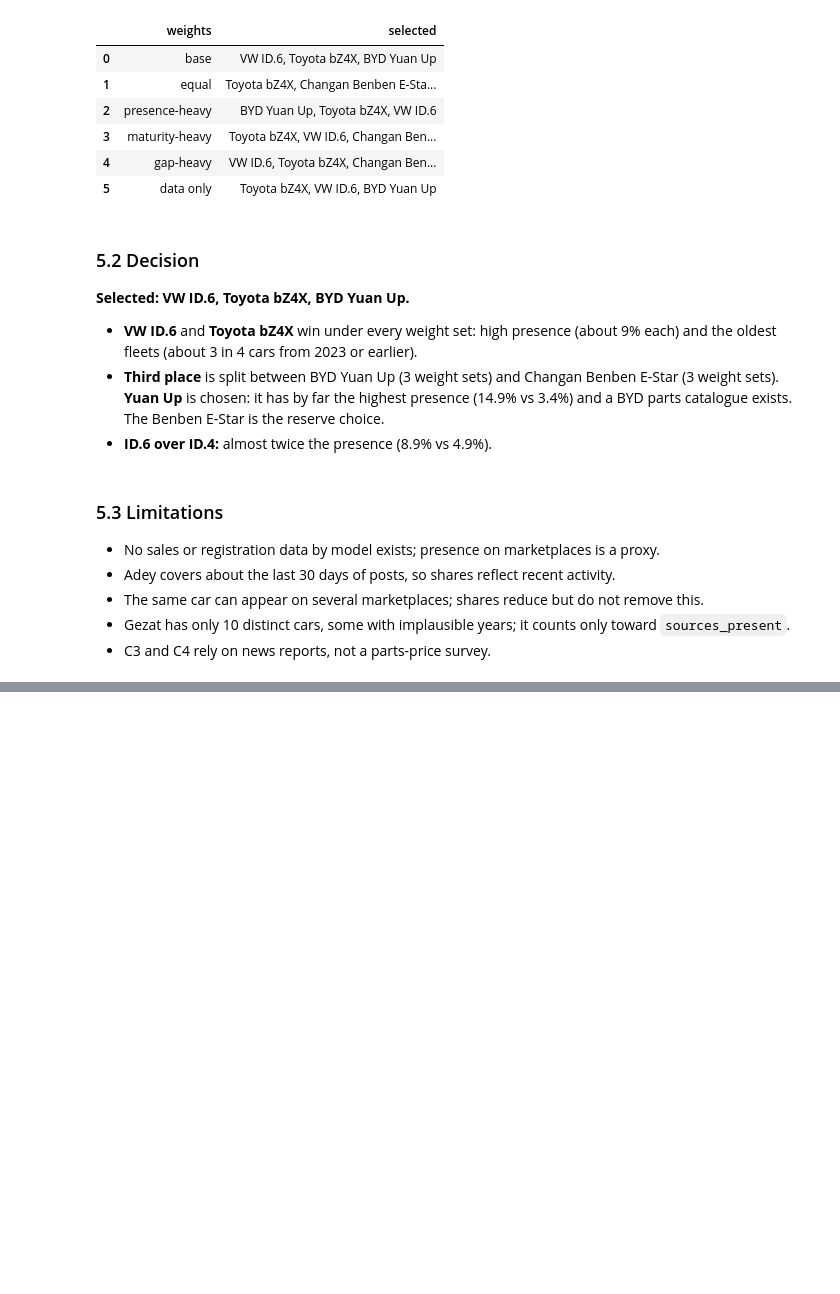
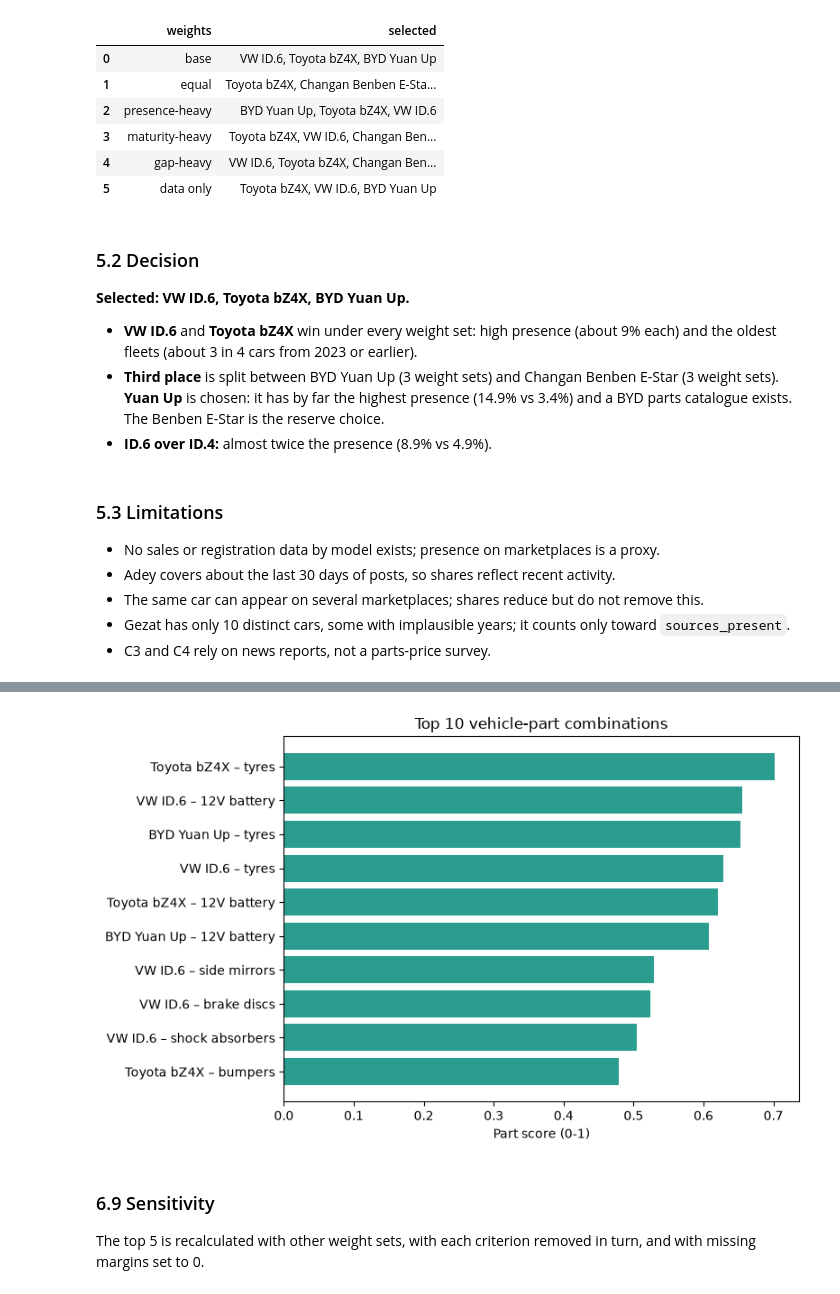
Before and after one commit to hanviol/ev-spare-parts-import-prioritization, a Jupyter notebook: Azarya_Melkamu.ipynb, the cells around one changed output, grey strips where cells are left out. Drawn from its saved outputs; the diff is of its cells as text; code cells hidden in the pictures; blank space fills up the shorter version.

```diff
--- a/Azarya_Melkamu.ipynb
+++ b/Azarya_Melkamu.ipynb
@@ -26,7 +31,7 @@ pd.set_option("display.width", 200)
 
 REPO = "hanviol/ev-spare-parts-import-prioritization"
 RAW_TAG = "raw-vehicles-2026-11-18"
-RELEASE_URL = f"https://github.com/{REPO}/releases/download/{RAW_TAG}/"
+PARTS_TAG = "raw-parts-2026-11-18"
 
 OUTPUT_DIR = "outputs"
 os.makedirs(OUTPUT_DIR, exist_ok=True)
@@ -115,7 +126,7 @@ HYBRID_WORDS = r"dm ?i\b|\bdmi\b|dm ?p\b|phev|plug ?in|hybrid"
 
 def simplify(text):
     text = str(text).lower()
-    text = re.sub(r"[_\-./()|,]", " ", text)
+    text = re.sub(r"[_\-./()|,'’&#;]", " ", text)
     return re.sub(r"\s+", " ", text).strip()
 
 
@@ -543,0 +871,31 @@ Next: parts evidence for the three selected vehicles.
+# %%
+SIZE = {"brake pads": "small", "12V battery": "medium", "brake discs": "medium", "shock absorbers": "medium",
+        "headlights": "medium", "tail lights": "medium", "side mirrors": "medium",
+        "tyres": "bulky", "bumpers": "bulky", "fenders": "bulky"}
+LANDED_FACTOR = {"small": 1.35, "medium": 1.5, "bulky": 1.8}
+
+pooled_failure = failure["pooled per 100"]
+market_ads = local[local["part"].notna()].groupby("part").size().reindex(PARTS, fill_value=0)
+vehicle_demand = (ranked["c1_presence"] + ranked["c2_maturity"]) / 2
+
+t = parts_table
+t["c1_failure"] = t["part"].map(min_max(pooled_failure))
+t["c2_market"] = t["part"].map(min_max(market_ads))
+t["c3_vehicle"] = t["vehicle"].map(vehicle_demand)
+t["c4_scarcity"] = 1 - t["local_ads"] / t["local_ads"].max()
+landed_cost = t["supplier_price_etb"] * t["part"].map(SIZE).map(LANDED_FACTOR)
+t["margin_ratio"] = t["local_price_etb"] / landed_cost
+t["c5_margin"] = (t["margin_ratio"].clip(upper=2) / 2).fillna(0.5)
+t["c6_fitment"] = t["catalogue_spec"].map({"China": 1.0, "Europe": 0.5}).fillna(0.0)
+t["c7_evidence"] = ((t["local_ads"] > 0).astype(int) + t["supplier_price_etb"].notna().astype(int)
+                    + (t["part_numbers"] > 0).astype(int) + (t["own_complaints"] > 0).astype(int)
+                    + (t["own_recalls"] > 0).astype(int)) / 5
+t["c8_commonness"] = (t["part"].map(generic_share).fillna(0) + 0.25 * t["shared_part_number"].astype(int)).clip(upper=1)
+
+PART_WEIGHTS = {"c1_failure": 0.20, "c2_market": 0.10, "c3_vehicle": 0.15, "c4_scarcity": 0.15,
+                "c5_margin": 0.10, "c6_fitment": 0.05, "c7_evidence": 0.05, "c8_commonness": 0.20}
+t["score"] = score(t, PART_WEIGHTS)
+t["item"] = t["vehicle"] + " – " + t["part"]
+
+criteria = list(PART_WEIGHTS)
+t.sort_values("score", ascending=False)[["item"] + criteria + ["score"]].round(2).head(10)
@@ -543,0 +914,14 @@ Next: parts evidence for the three selected vehicles.
+# %%
+top10 = t.sort_values("score", ascending=False).head(10)[::-1]
+plt.figure(figsize=(8, 5))
+plt.barh(top10["item"], top10["score"], color="#2a9d8f")
+plt.xlabel("Part score (0-1)")
+plt.title("Top 10 vehicle-part combinations")
+plt.tight_layout()
+plt.show()
+# %% [output]
+[figure, added]
+# %% [markdown]
+### 6.9 Sensitivity
+
+The top 5 is recalculated with other weight sets, with each criterion removed in turn, and with missing margins set to 0.
```
Also changed, not shown: parts of 24 cells of this notebook.
